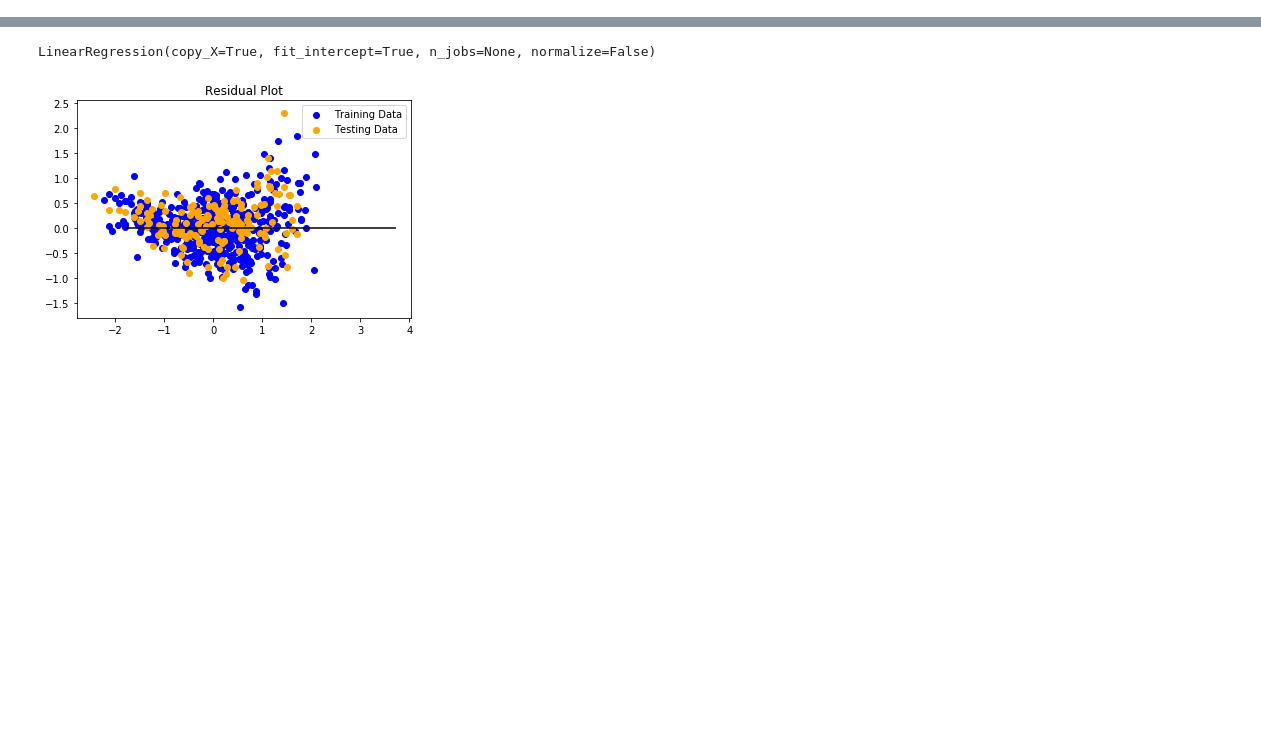
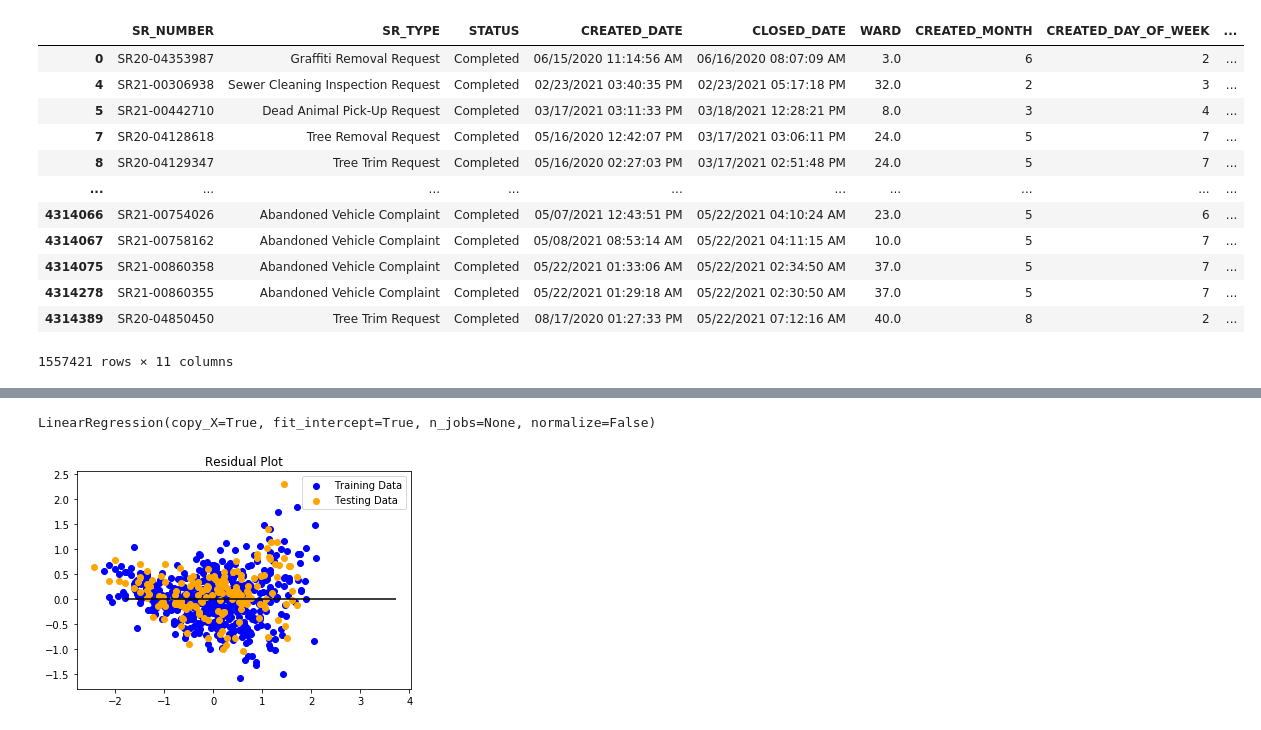
Before and after one commit to schwamb/311-service-project, a Jupyter notebook: 311_service_request.ipynb, the cells around one changed output, grey strips where cells are left out. Drawn from its saved outputs; the diff is of its cells as text; code cells hidden in the pictures; blank space fills up the shorter version.

```diff
--- a/311_service_request.ipynb
+++ b/311_service_request.ipynb
@@ -50,0 +95,27 @@ service_requests
+# %%
+open = service_requests[service_requests['STATUS'] == 'Open'].index
+service_requests.drop(open , inplace=True)
+# %%
+open = service_requests[service_requests['STATUS'] == 'Canceled'].index
+service_requests.drop(open , inplace=True)
+# %%
+dupes = service_requests[service_requests['DUPLICATE'] == True].index
+service_requests.drop(dupes , inplace=True)
+# %%
+service_requests = service_requests.drop_duplicates(subset=['SR_NUMBER'])
+# %%
+service_requests
+# %% [output]
+|  | SR_NUMBER | SR_TYPE | STATUS | CREATED_DATE | CLOSED_DATE | WARD | CREATED_MONTH | CREATED_DAY_OF_WEEK | ... |
+| 0 | SR20-04353987 | Graffiti Removal Request | Completed | 06/15/2020 11:14:56 AM | 06/16/2020 08:07:09 AM | 3.0 | 6 | 2 | ... |
+| 4 | SR21-00306938 | Sewer Cleaning Inspection Request | Completed | 02/23/2021 03:40:35 PM | 02/23/2021 05:17:18 PM | 32.0 | 2 | 3 | ... |
+| 5 | SR21-00442710 | Dead Animal Pick-Up Request | Completed | 03/17/2021 03:11:33 PM | 03/18/2021 12:28:21 PM | 8.0 | 3 | 4 | ... |
+| 7 | SR20-04128618 | Tree Removal Request | Completed | 05/16/2020 12:42:07 PM | 03/17/2021 03:06:11 PM | 24.0 | 5 | 7 | ... |
+| 8 | SR20-04129347 | Tree Trim Request | Completed | 05/16/2020 02:27:03 PM | 03/17/2021 02:51:48 PM | 24.0 | 5 | 7 | ... |
+| ... | ... | ... | ... | ... | ... | ... | ... | ... | ... |
+| 4314066 | SR21-00754026 | Abandoned Vehicle Complaint | Completed | 05/07/2021 12:43:51 PM | 05/22/2021 04:10:24 AM | 23.0 | 5 | 6 | ... |
+| 4314067 | SR21-00758162 | Abandoned Vehicle Complaint | Completed | 05/08/2021 08:53:14 AM | 05/22/2021 04:11:15 AM | 10.0 | 5 | 7 | ... |
+| 4314075 | SR21-00860358 | Abandoned Vehicle Complaint | Completed | 05/22/2021 01:33:06 AM | 05/22/2021 02:34:50 AM | 37.0 | 5 | 7 | ... |
+| 4314278 | SR21-00860355 | Abandoned Vehicle Complaint | Completed | 05/22/2021 01:29:18 AM | 05/22/2021 02:30:50 AM | 37.0 | 5 | 7 | ... |
+| 4314389 | SR20-04850450 | Tree Trim Request | Completed | 08/17/2020 01:27:33 PM | 05/22/2021 07:12:16 AM | 40.0 | 8 | 2 | ... |
+1557421 rows × 11 columns
```
Also changed, not shown: parts of 28 cells of this notebook.
